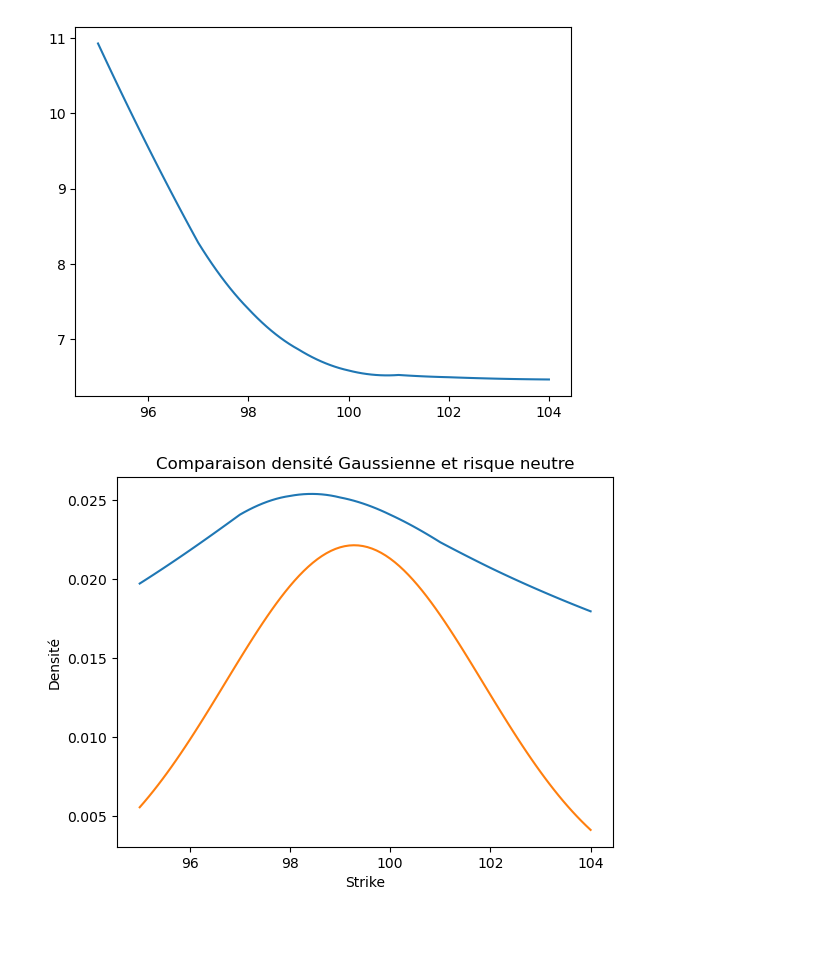
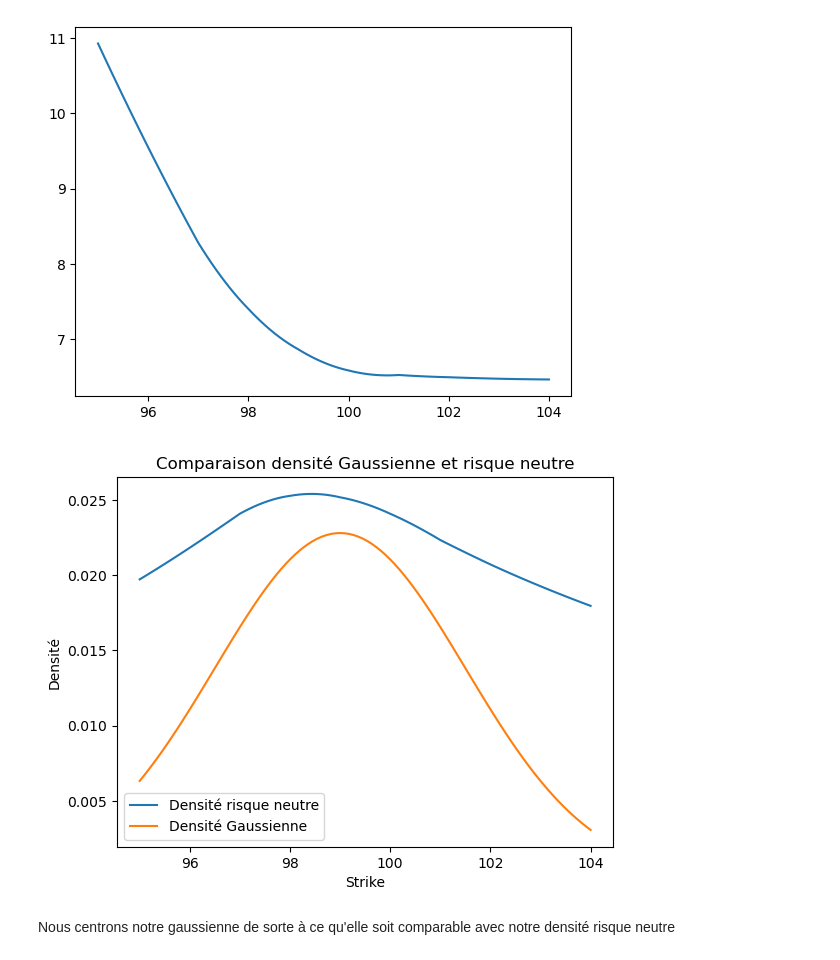
Before and after one commit to theomdvn/Calibration, a Jupyter notebook: Projet-Cal2.ipynb, the cells around one changed output. Drawn from its saved outputs; the diff is of its cells as text; code cells hidden in the pictures; blank space fills up the shorter version.

```diff
--- a/Projet-Cal2.ipynb
+++ b/Projet-Cal2.ipynb
@@ -145,13 +145,16 @@ def calc_density_neutral_risk ( exercise_prices , r , S , T , implied_vols ) :
     return density
 # %%
 density_risque_neutre = calc_density_neutral_risk (strike_interpolated , r , S , T , vol_interpolated )
-density_gaussienne = norm.pdf (df["Strike"] , 99.28041656531246 , 2.5736127922802576) /7
+density_gaussienne = norm.pdf (df["Strike"] , 99 , 2.5)/7
 
 plt.plot (df["Strike"] , density , label = "Densité risque neutre")
-plt.plot (df["Strike"] , density2 , label = "Densité Gaussienne")
+plt.plot (df["Strike"] , density_gaussienne , label = "Densité Gaussienne")
 plt.xlabel ( "Strike")
 plt.ylabel ( "Densité")
+plt.legend()
 plt.title ( "Comparaison densité Gaussienne et risque neutre")
 plt.show ()
 # %% [output]
-[figure, old version]
+[figure, new version]
+# %% [markdown]
+Nous centrons notre gaussienne de sorte à ce qu'elle soit comparable avec notre densité risque neutre
```
Also changed, not shown: parts of 2 cells of this notebook.
